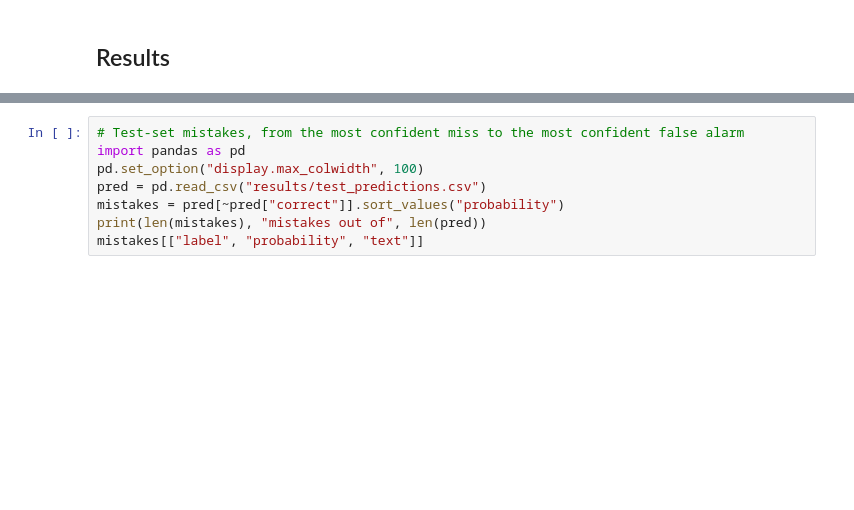
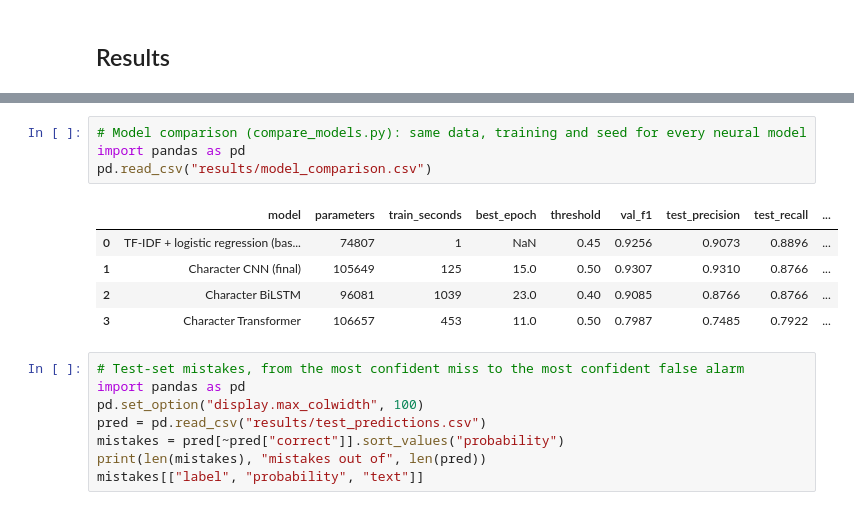
Before and after one commit to Kombokonina/kazakh-profanity-detection, a Jupyter notebook: notebooks/Kazakh_Profanity_Colab.ipynb, the cells around one changed output, grey strips where cells are left out. Cells and saved outputs as stored; diff of their text form; blank space fills up the shorter version.

Commit message:
Added 2 models

```diff
--- a/notebooks/Kazakh_Profanity_Colab.ipynb
+++ b/notebooks/Kazakh_Profanity_Colab.ipynb
@@ -98,6 +107,16 @@ validation: {'precision': 0.946, 'recall': 0.916, 'f1': 0.931} | best epoch 15
 }
 [figure]
 [figure]
+# %%
+# Model comparison (compare_models.py): same data, training and seed for every neural model
+import pandas as pd
+pd.read_csv("results/model_comparison.csv")
+# %% [output]
+|  | model | parameters | train_seconds | best_epoch | threshold | val_f1 | test_precision | test_recall | ... |
+| 0 | TF-IDF + logistic regression (bas... | 74807 | 1 | NaN | 0.45 | 0.9256 | 0.9073 | 0.8896 | ... |
+| 1 | Character CNN (final) | 105649 | 125 | 15.0 | 0.50 | 0.9307 | 0.9310 | 0.8766 | ... |
+| 2 | Character BiLSTM | 96081 | 1039 | 23.0 | 0.40 | 0.9085 | 0.8766 | 0.8766 | ... |
+| 3 | Character Transformer | 106657 | 453 | 11.0 | 0.50 | 0.7987 | 0.7485 | 0.7922 | ... |
 # %%
 # Test-set mistakes, from the most confident miss to the most confident false alarm
 import pandas as pd
```
Also changed, not shown: parts of 4 cells of this notebook, 12 other files.
